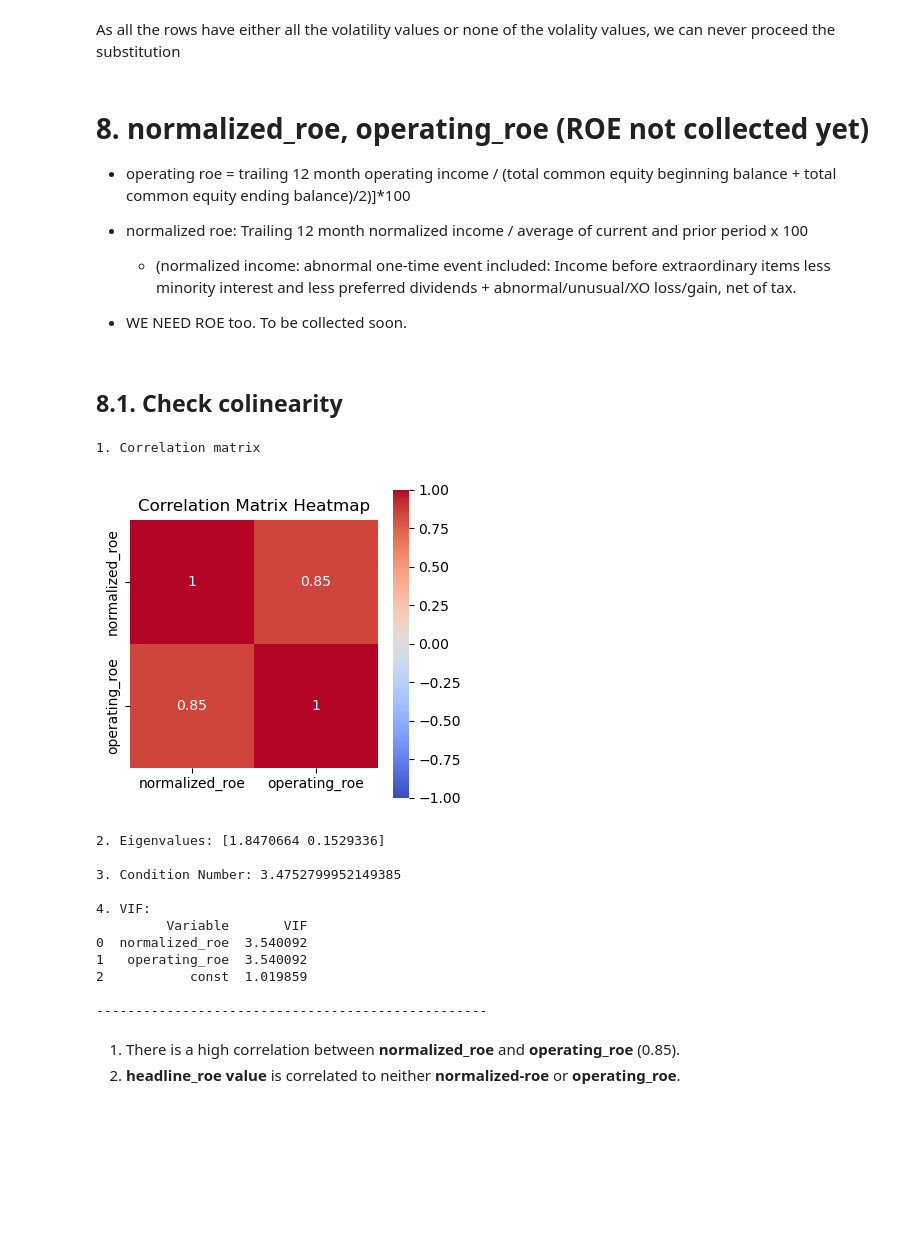
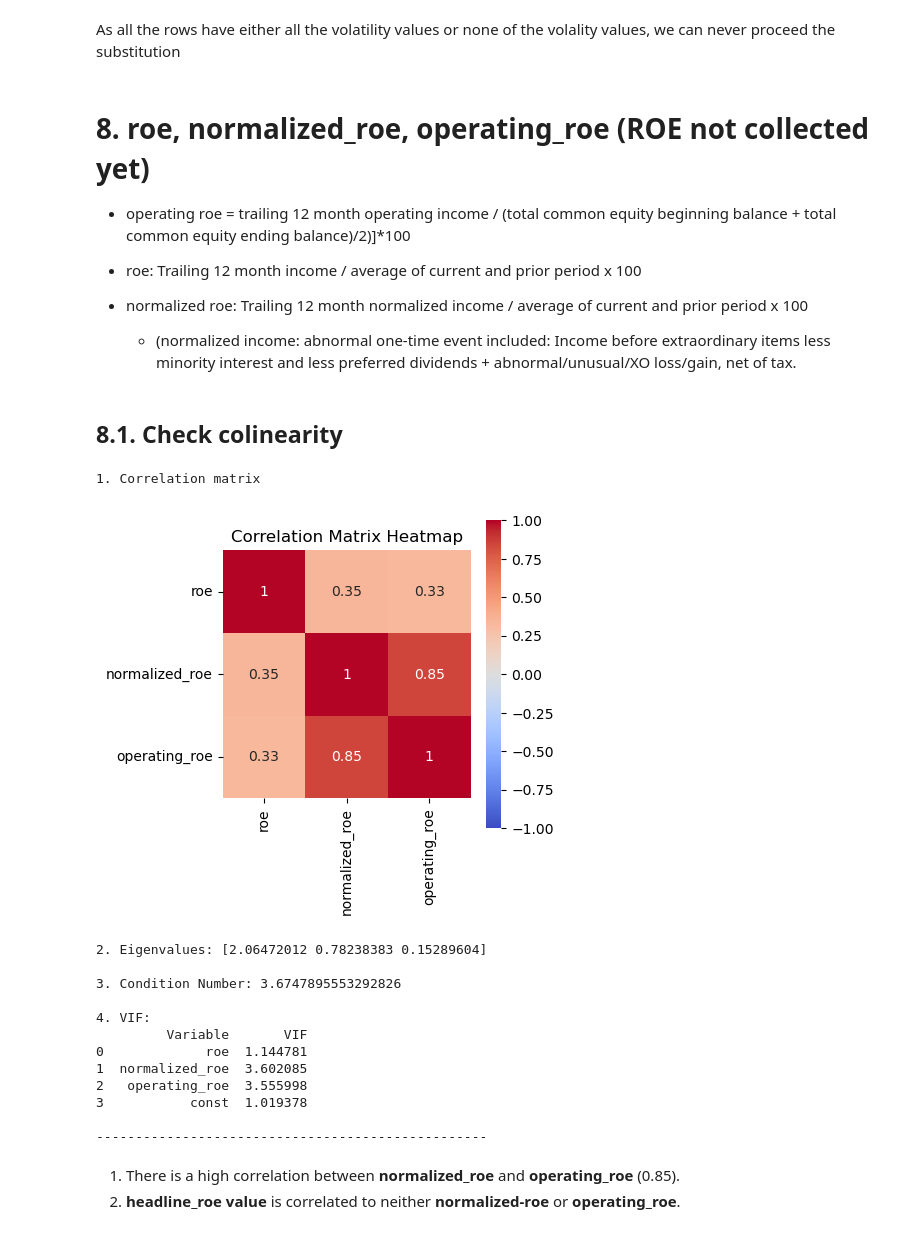
Before and after one commit to minwukim/activism_prediction, a Jupyter notebook: analysis/3. data preprocessing - imputation by analyzing semantically similar factors.ipynb, the cells around one changed output. Cells and saved outputs as stored; diff of their text form; code cells hidden in the pictures; blank space fills up the shorter version.

```diff
--- a/analysis/3. data preprocessing - imputation by analyzing semantically similar factors.ipynb
+++ b/analysis/3. data preprocessing - imputation by analyzing semantically similar factors.ipynb
@@ -262,7 +262,7 @@ mask_2y = (df['total_return_2y'].isna() & df['total_return_1y'].notna())
 df.loc[mask_2y, 'total_return_2y'] = (df['total_return_2y_normalized'] * std_2y) + mean_2y
 
 mask_1y = (df['total_return_1y'].isna() & df['total_return_6m'].notna())
-df.loc[mask_2y, 'total_return_1y'] = (df['total_return_1y_normalized'] * std_2y) + mean_2y
+df.loc[mask_1y, 'total_return_1y'] = (df['total_return_1y_normalized'] * std_1y) + mean_1y
 
 mask_6m = (df['total_return_6m'].isna() & df['total_return_3m'].notna())
 df.loc[mask_6m, 'total_return_6m'] = (df['total_return_6m_normalized'] * std_6m) + mean_6m
@@ -913,32 +913,32 @@ Rows where all of them are missing: 81 (0.44%)
 # %% [markdown]
 As all the rows have either all the volatility values or none of the volality values, we can never proceed the substitution
 # %% [markdown]
-# 8. normalized_roe, operating_roe (ROE not collected yet)
+# 8. roe, normalized_roe, operating_roe (ROE not collected yet)
 
 - operating roe = trailing 12 month operating income / (total common equity beginning balance + total common equity ending balance)/2)]*100
 
+- roe: Trailing 12 month income /  average of current and prior period x 100
 
 - normalized roe: Trailing 12 month normalized income /  average of current and prior period x 100
     - (normalized income: abnormal one-time event included: Income before extraordinary items less minority interest and less preferred dividends + abnormal/unusual/XO loss/gain, net of tax.
-
-- WE NEED ROE too. To be collected soon.
 # %% [markdown]
 ## 8.1. Check colinearity
 # %%
-cols = ['normalized_roe','operating_roe']
+cols = ['roe','normalized_roe','operating_roe']
 analyze_columns(df, cols)
 # %% [output]
 1. Correlation matrix
-[figure, old version]
+[figure, new version]
-2. Eigenvalues: [1.8470664 0.1529336]
+2. Eigenvalues: [2.06472012 0.78238383 0.15289604]
 
-3. Condition Number: 3.4752799952149385
+3. Condition Number: 3.6747895553292826
 
 4. VIF:
          Variable       VIF
-0  normalized_roe  3.540092
-1   operating_roe  3.540092
-2           const  1.019859
+0             roe  1.144781
+1  normalized_roe  3.602085
+2   operating_roe  3.555998
+3           const  1.019378
 
 --------------------------------------------------
 # %% [markdown]
```
Also changed, not shown: parts of 2 cells of this notebook, 41 other files.
